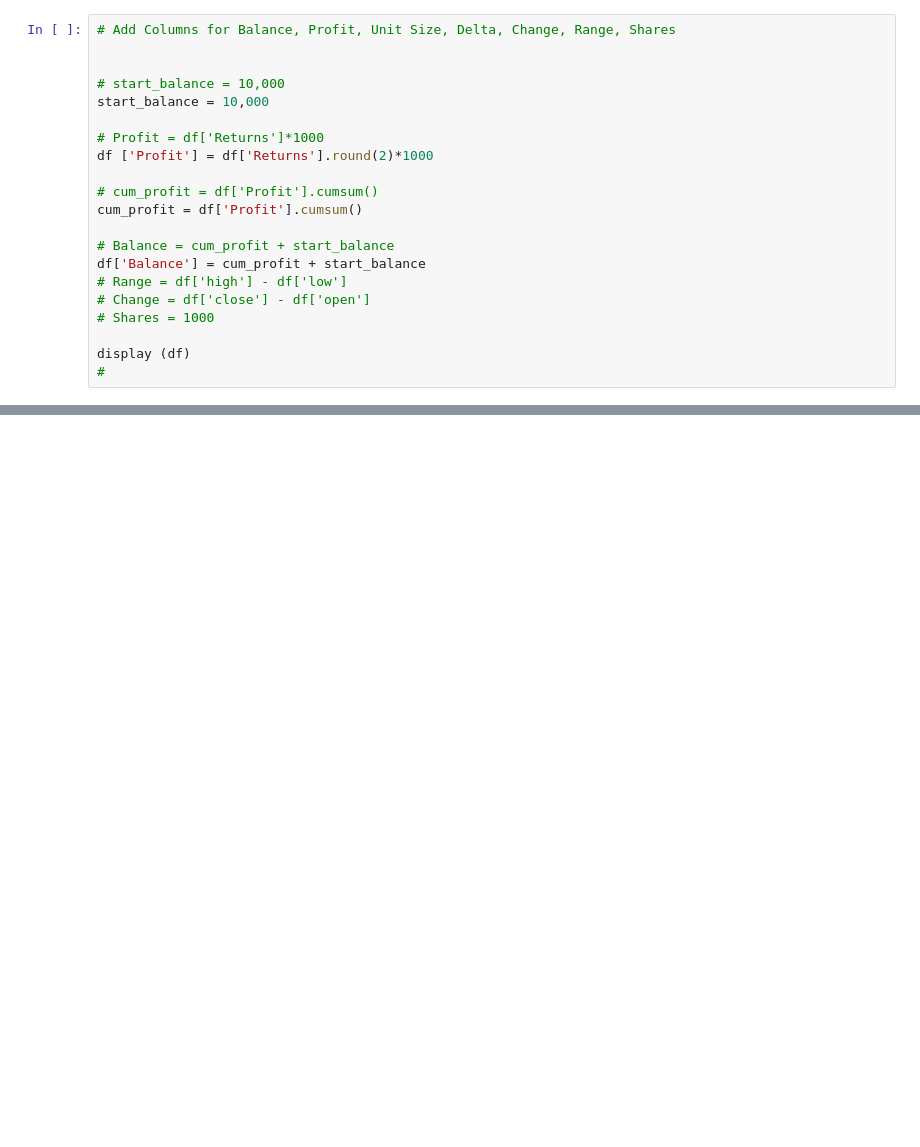
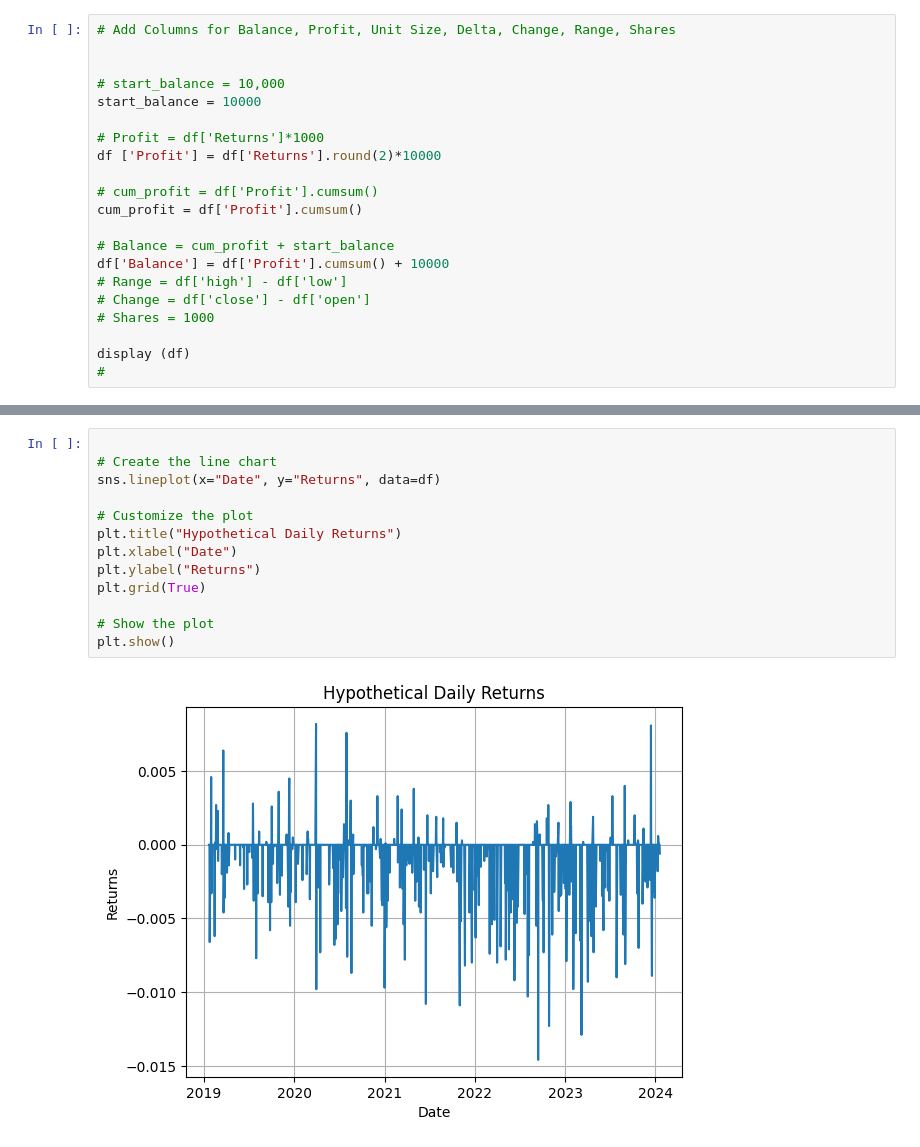
Before and after one commit to guzmanwolfrank/QuantTrading, a Jupyter notebook: test1.ipynb, the cells around one changed output, grey strips where cells are left out. Drawn from its saved outputs; the diff is of its cells as text; blank space fills up the shorter version.

```diff
--- a/test1.ipynb
+++ b/test1.ipynb
@@ -77,16 +80,16 @@ Name: Returns, Length: 1258, dtype: float64
 
 
 # start_balance = 10,000
-start_balance = 10,000
+start_balance = 10000
 
 # Profit = df['Returns']*1000
-df ['Profit'] = df['Returns'].round(2)*1000
+df ['Profit'] = df['Returns'].round(2)*10000
 
 # cum_profit = df['Profit'].cumsum()
 cum_profit = df['Profit'].cumsum()
 
 # Balance = cum_profit + start_balance
-df['Balance'] = cum_profit + start_balance
+df['Balance'] = df['Profit'].cumsum() + 10000
 # Range = df['high'] - df['low']
 # Change = df['close'] - df['open']
 # Shares = 1000
@@ -97,0 +142,15 @@ ValueError: operands could not be broadcast together with shapes (1258,) (2,)
+# %%
+
+# Create the line chart
+sns.lineplot(x="Date", y="Returns", data=df)
+
+# Customize the plot
+plt.title("Hypothetical Daily Returns")
+plt.xlabel("Date")
+plt.ylabel("Returns")
+plt.grid(True)
+
+# Show the plot
+plt.show()
+# %% [output]
+[figure, added]
```
Also changed, not shown: parts of 5 cells of this notebook, 1 other file.
